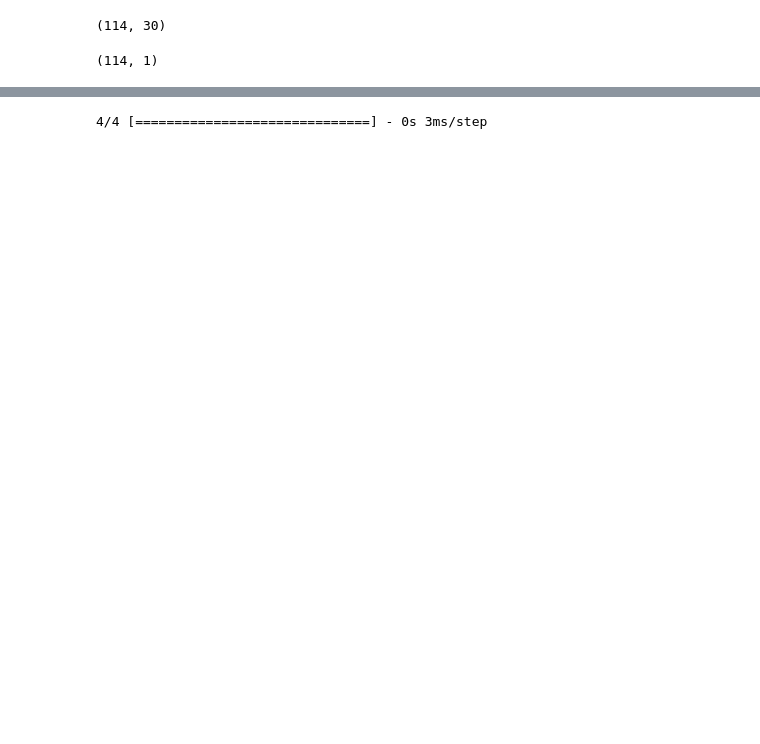
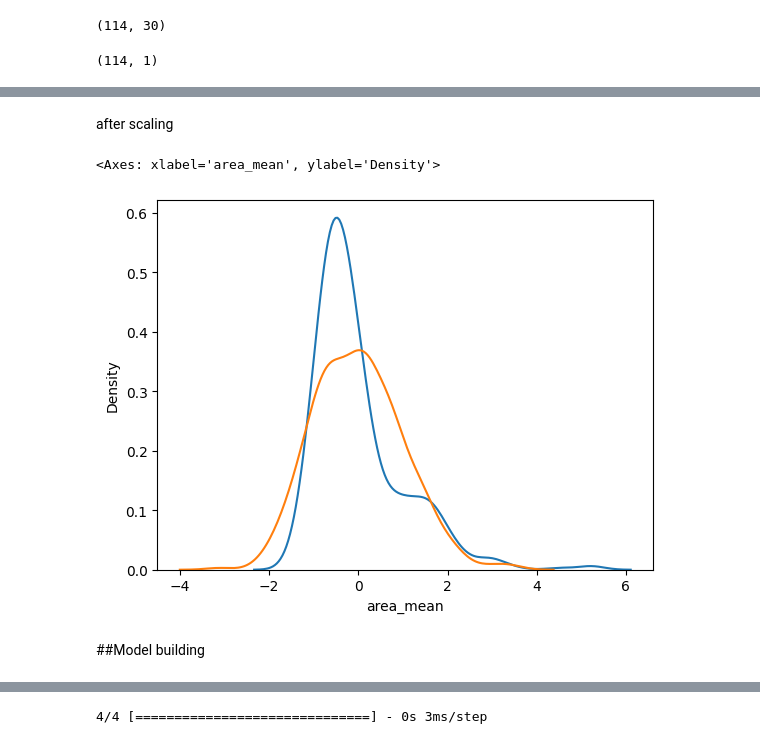
Before and after one commit to vyom-verma/DL_model_cancer_prediction, a Jupyter notebook: cancer.ipynb, the cells around one changed output, grey strips where cells are left out. Saved outputs shown, nothing was run; the diff lists cells and outputs as text; code cells hidden in the pictures; blank space fills up the shorter version.

```diff
--- a/cancer.ipynb
+++ b/cancer.ipynb
@@ -119,0 +128,2 @@ array([[-0.61782354, -0.11639393, -0.54671691, ...,  0.60997221,
+# %%
+X_scaled=pd.DataFrame(X_train_scaled , columns=X_train.columns)
@@ -120,3 +138,13 @@ array([[-0.61782354, -0.11639393, -0.54671691, ...,  0.60997221,
+# %% [markdown]
+after scaling
+# %%
+sns.kdeplot(X_scaled['area_mean'])
+sns.kdeplot(X_scaled['smoothness_mean'])
+# %% [output]
+<Axes: xlabel='area_mean', ylabel='Density'>
+[figure, added]
+# %% [markdown]
+##Model building
 # %%
 import tensorflow as tf
 
```
Also changed, not shown: parts of 22 cells of this notebook.
